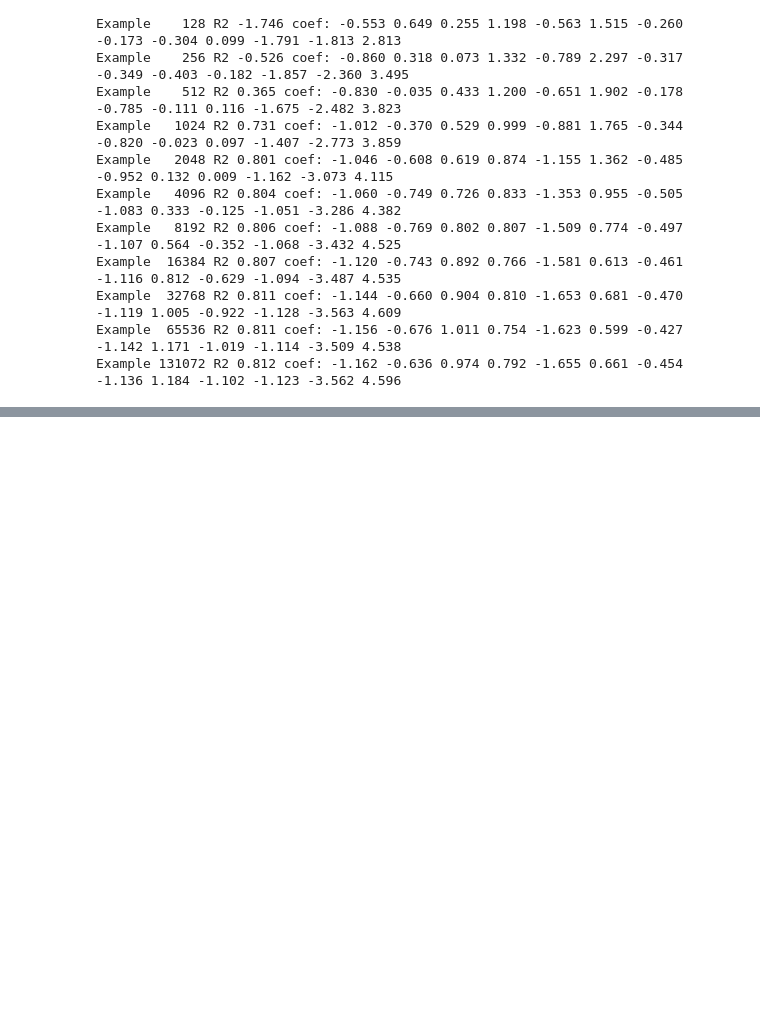
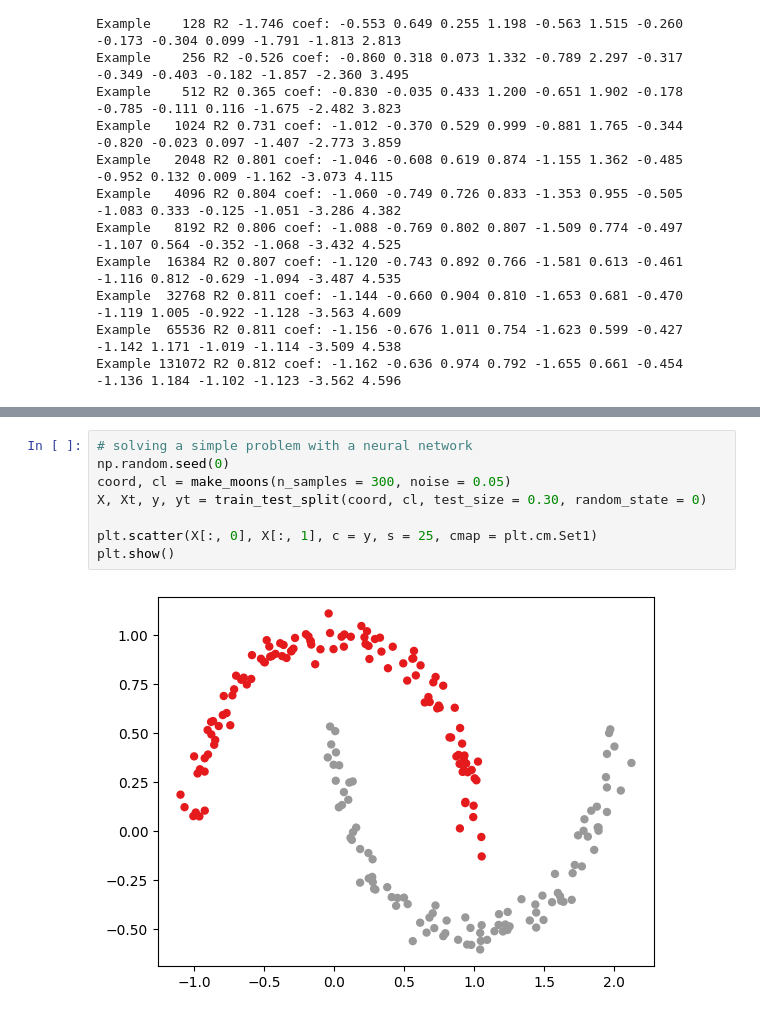
Before and after one commit to marius2347/Deep-Learning-For-Dummies-by-John-Paul-Muelle-and-Luca-Massaron-Book-Practice-in-Python, a Jupyter notebook: book.ipynb, the cells around one changed output, grey strips where cells are left out. Saved outputs shown, nothing was run; the diff lists cells and outputs as text; blank space fills up the shorter version.

```diff
--- a/book.ipynb
+++ b/book.ipynb
@@ -233,0 +286,10 @@ Example 131072 R2 0.812 coef: -1.162 -0.636 0.974 0.792 -1.655 0.661 -0.454 -1.1
+# %%
+# solving a simple problem with a neural network
+np.random.seed(0)
+coord, cl = make_moons(n_samples = 300, noise = 0.05)
+X, Xt, y, yt = train_test_split(coord, cl, test_size = 0.30, random_state = 0)
+
+plt.scatter(X[:, 0], X[:, 1], c = y, s = 25, cmap = plt.cm.Set1)
+plt.show()
+# %% [output]
+[figure, added]
```
Also changed, not shown: parts of 6 cells of this notebook.
